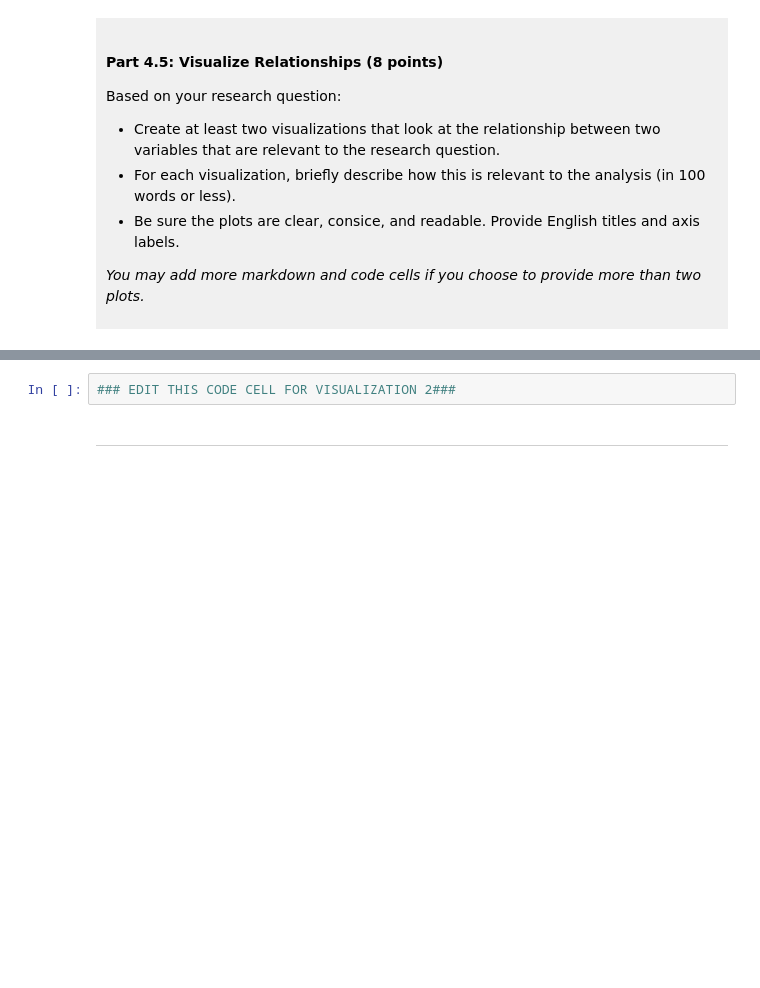
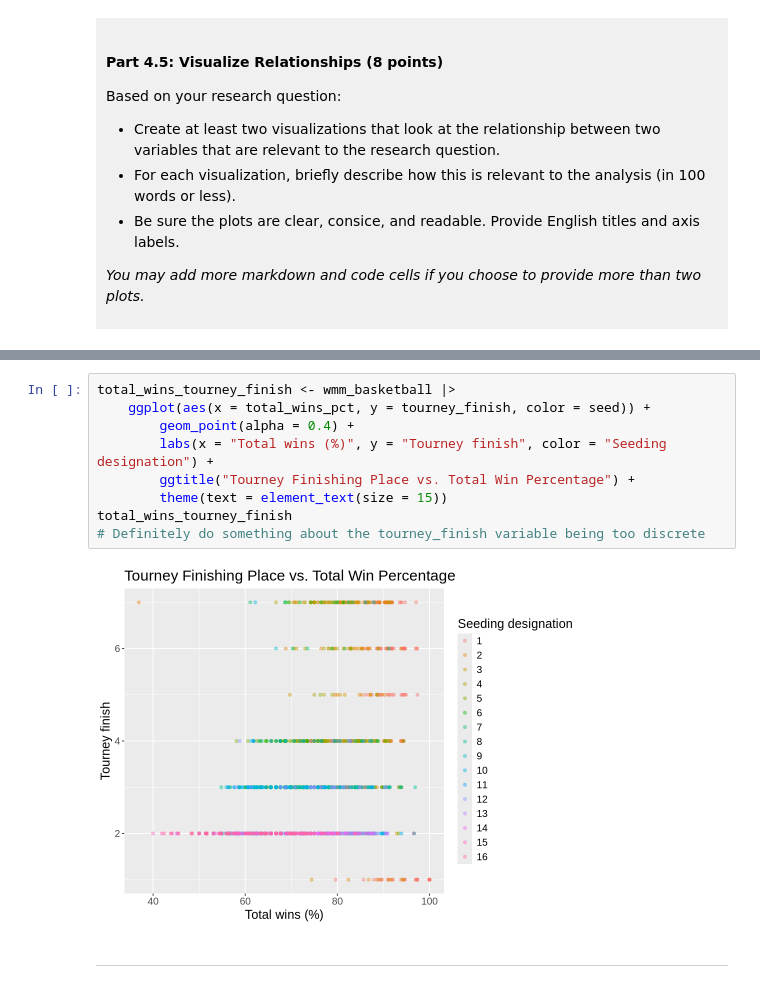
Before and after one commit to berrycompote/DSCI_100-Project-BriannaShao, a Jupyter notebook: dsci-100-project-notebook.ipynb, the cells around one changed output, grey strips where cells are left out. Cells and saved outputs as stored; diff of their text form; blank space fills up the shorter version.

```diff
--- a/dsci-100-project-notebook.ipynb
+++ b/dsci-100-project-notebook.ipynb
@@ -344,5 +417,14 @@ Visualization 2: %%% EDIT THIS MARKDOWN CELL%%%
 # %%
-### EDIT THIS CODE CELL FOR VISUALIZATION 2###
+total_wins_tourney_finish <- wmm_basketball |>
+    ggplot(aes(x = total_wins_pct, y = tourney_finish, color = seed)) +
+        geom_point(alpha = 0.4) +
+        labs(x = "Total wins (%)", y = "Tourney finish", color = "Seeding designation") +
+        ggtitle("Tourney Finishing Place vs. Total Win Percentage") +
+        theme(text = element_text(size = 15))
+total_wins_tourney_finish
+# Definitely do something about the tourney_finish variable being too discrete
+# %% [output]
+[figure, added]
 # %% [markdown]
 ------
 # %% [markdown]
```
Also changed, not shown: parts of 11 cells of this notebook.
